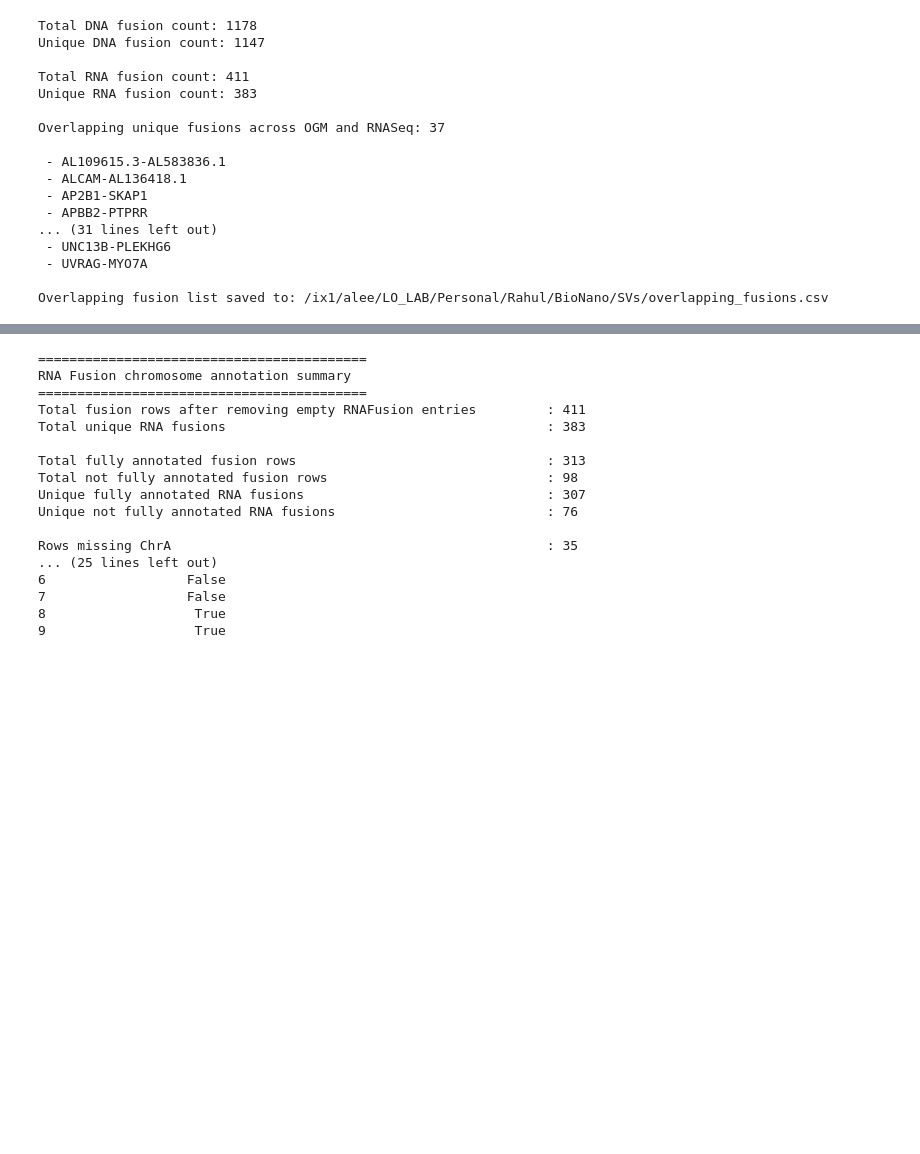
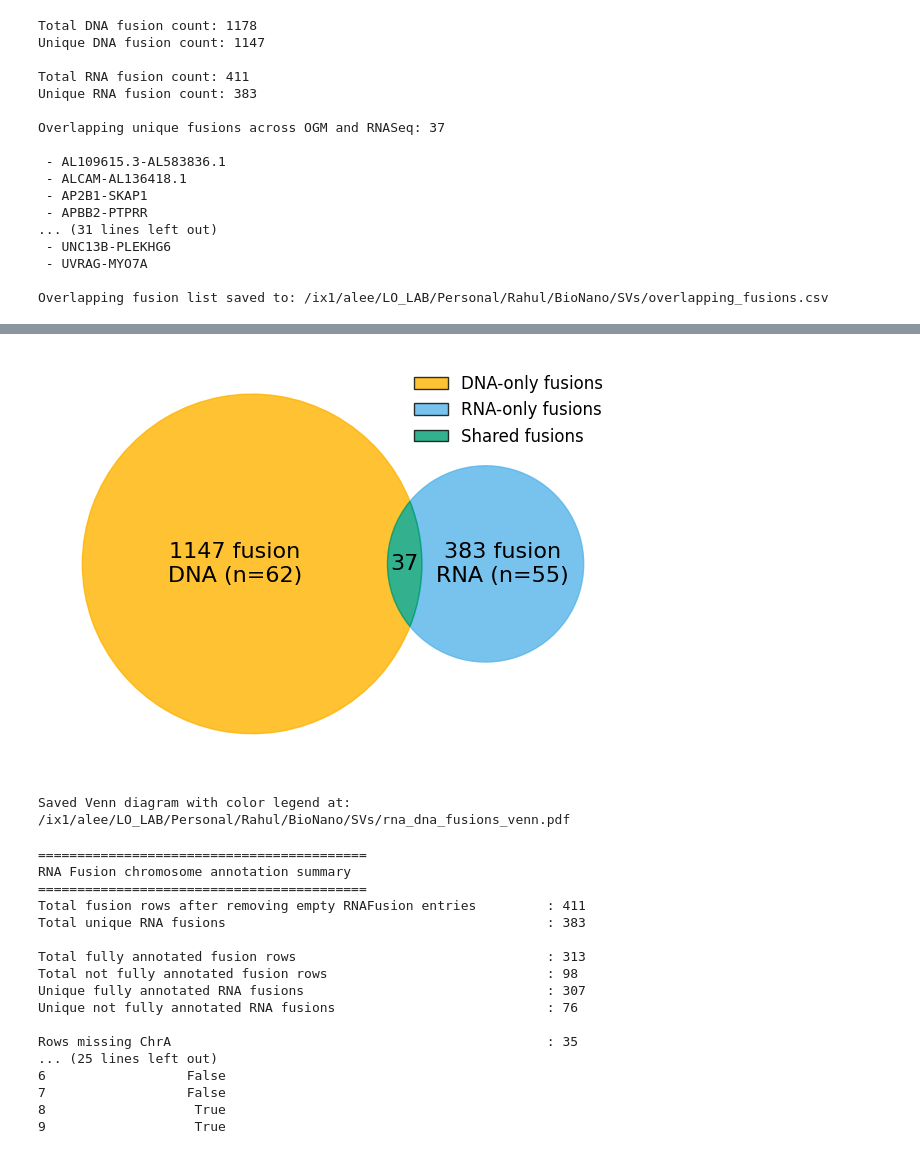
Before and after one commit to leeoesterreich/rak373, a Jupyter notebook: BioNano/Final_Figure/Figure5/Figure5.ipynb, the cells around one changed output, grey strips where cells are left out. Cells and saved outputs as stored; diff of their text form; code cells hidden in the pictures; blank space fills up the shorter version.

```diff
--- a/BioNano/Final_Figure/Figure5/Figure5.ipynb
+++ b/BioNano/Final_Figure/Figure5/Figure5.ipynb
@@ -191,3 +133,76 @@ Saved Venn diagram with total fusion counts inside circles at: /ix1/alee/LO_LAB/
+# %%
+import matplotlib.pyplot as plt
+from matplotlib_venn import venn2
+from matplotlib.patches import Patch
+import os
+
+# Unique Fusion count
+rna_fusions = 383
+dna_fusions = 1147
+overlap = 37
+
+# Venn subsets (for shape only)
+only_rna = rna_fusions - overlap
+only_dna = dna_fusions - overlap
+
+# Output path
+output_dir = "/ix1/alee/LO_LAB/Personal/Rahul/BioNano/SVs"
+output_file = os.path.join(output_dir, "rna_dna_fusions_venn.pdf")
+
+# Create plot
+plt.figure(figsize=(6, 6))
+venn = venn2(subsets=(only_dna, only_rna, overlap))  # DNA on left, RNA on right
+
+# Set custom colors for regions
+venn.get_patch_by_id('10').set_color('#FFB300')   # DNA only - amber
+venn.get_patch_by_id('01').set_color('#56B4E9')   # RNA only - light blue
+venn.get_patch_by_id('11').set_color('#009E73')   # Overlap - green
+
+# Optional: transparency
+venn.get_patch_by_id('10').set_alpha(0.8)
+venn.get_patch_by_id('01').set_alpha(0.8)
+venn.get_patch_by_id('11').set_alpha(0.8)
+
+# Set custom labels
+venn.get_label_by_id('10').set_text(f"{dna_fusions} fusion\nDNA (n=62)")
+venn.get_label_by_id('01').set_text(f"{rna_fusions} fusion\nRNA (n=55)")
+venn.get_label_by_id('11').set_text(f"{overlap}")
+
+# Set font sizes
+venn.get_label_by_id('10').set_fontsize(16)
+venn.get_label_by_id('01').set_fontsize(16)
+venn.get_label_by_id('11').set_fontsize(16)
+
+# Remove default set labels
+for label in venn.set_labels:
+    if label:
+        label.set_visible(False)
+
+# Add color legend
+legend_handles = [
+    Patch(facecolor='#FFB300', edgecolor='black', alpha=0.8, label='DNA-only fusions'),
+    Patch(facecolor='#56B4E9', edgecolor='black', alpha=0.8, label='RNA-only fusions'),
+    Patch(facecolor='#009E73', edgecolor='black', alpha=0.8, label='Shared fusions')
+]
+
+plt.legend(
+    handles=legend_handles,
+    loc='upper right',
+    frameon=False,
+    fontsize=12
+)
+
+# Save and show
+plt.tight_layout()
+plt.savefig(output_file, dpi=300, bbox_inches='tight')
+
+plt.show()
+plt.close()
+
+print(f"Saved Venn diagram with color legend at: {output_file}")
+# %% [output]
+[figure, added]
+Saved Venn diagram with color legend at: /ix1/alee/LO_LAB/Personal/Rahul/BioNano/SVs/rna_dna_fusions_venn.pdf
 # %%
 # ============================================================
 # Add chromosome info to each gene after RNASeq fusion analysis
```
Also changed, not shown: parts of 1 cell of this notebook, 2 other files.
